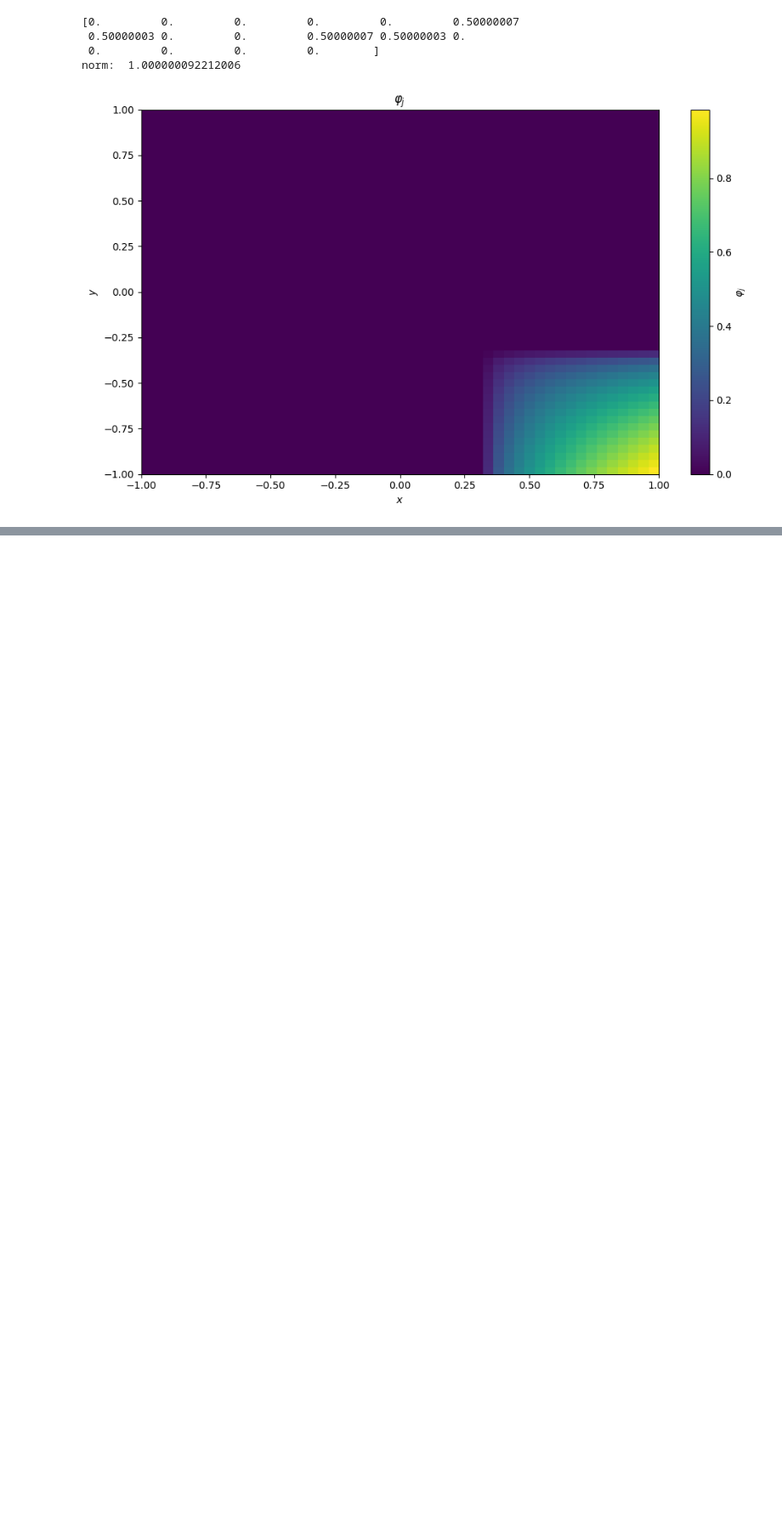
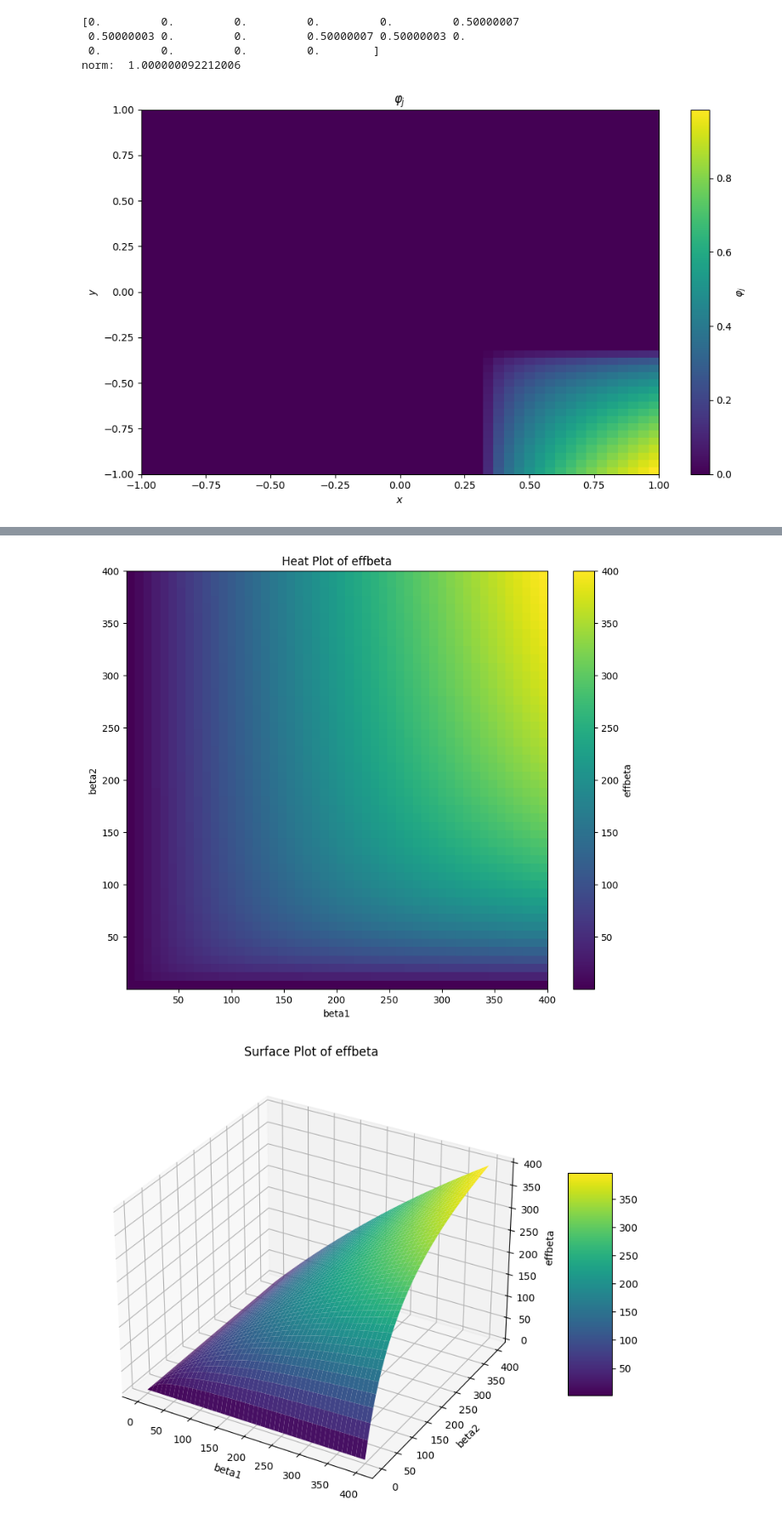
Before and after one commit to MazenAli/QuLearn, a Jupyter notebook: scratch/scratch5.ipynb, the cells around one changed output, grey strips where cells are left out. Shown at 85% size. Saved outputs shown, nothing was run; the diff lists cells and outputs as text; code cells hidden in the pictures; blank space fills up the shorter version.

Commit message:
example: add effbeta

```diff
--- a/scratch/scratch5.ipynb
+++ b/scratch/scratch5.ipynb
@@ -484,0 +507,36 @@ plt.show()
+# %%
+import numpy as np
+import matplotlib.pyplot as plt
+
+# Create a meshgrid for the range of beta1 and beta2 values
+n1 = 50
+n2 = 50
+beta1_range = np.linspace(0.05, 400, n1)
+beta2_range = np.linspace(0.05, 400, n2)
+beta1, beta2 = np.meshgrid(beta1_range, beta2_range)
+
+# Compute effbeta for each combination of beta1 and beta2
+eff_beta_values = effbeta(beta1, beta2)
+
+# Create a heat plot
+plt.figure(figsize=(10, 8))
+plt.imshow(eff_beta_values, extent=(0.05, 400, 0.05, 400), origin='lower', aspect='auto')
+plt.colorbar(label='effbeta')
+plt.xlabel('beta1')
+plt.ylabel('beta2')
+plt.title('Heat Plot of effbeta')
+plt.show()
+
+# Create a surface plot
+fig = plt.figure(figsize=(12, 8))
+ax = fig.add_subplot(111, projection='3d')
+surf = ax.plot_surface(beta1, beta2, eff_beta_values, cmap='viridis')
+fig.colorbar(surf, ax=ax, shrink=0.5, aspect=5)
+ax.set_xlabel('beta1')
+ax.set_ylabel('beta2')
+ax.set_zlabel('effbeta')
+ax.set_title('Surface Plot of effbeta')
+plt.show()
+# %% [output]
+[figure, added]
+[figure, added]
```
Also changed, not shown: parts of 8 cells of this notebook, 2 other files.
